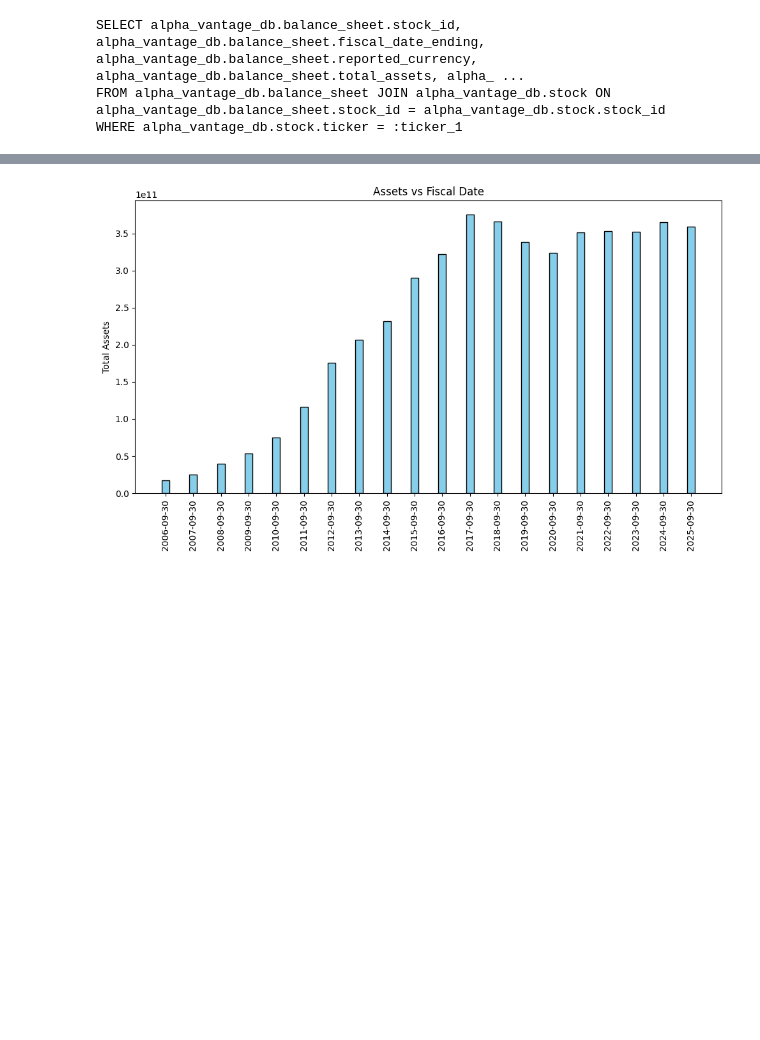
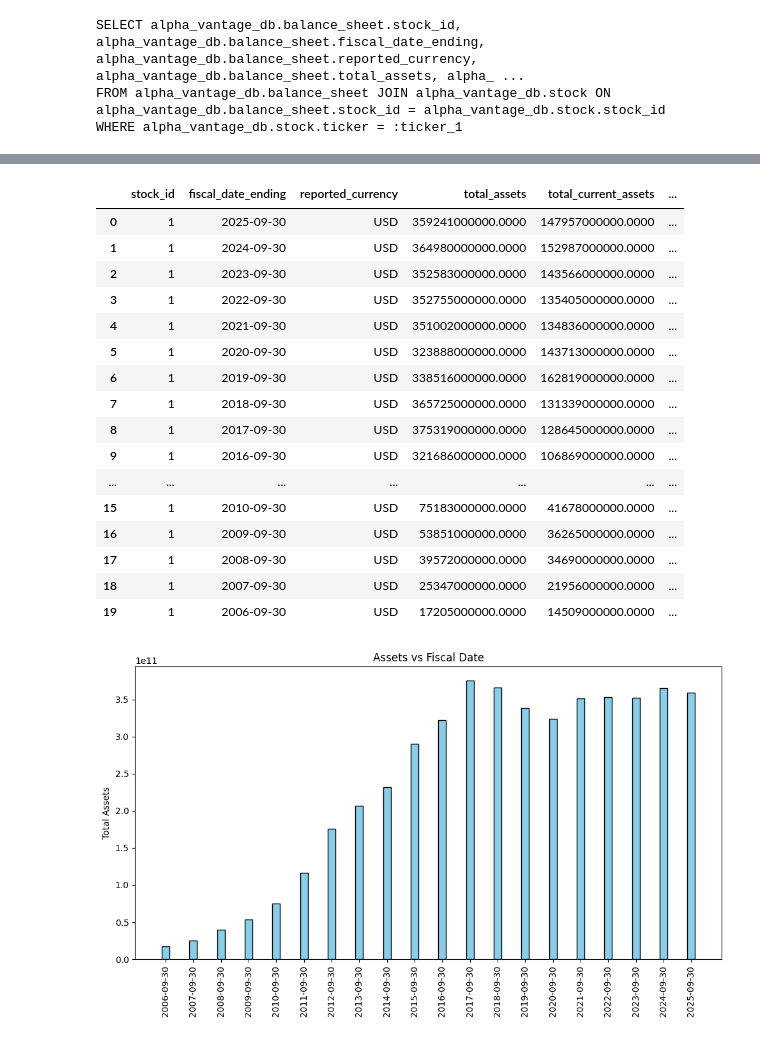
Before and after one commit to kumarbyes/project_stock_analysis, a Jupyter notebook: analaysis_using_pandas/exploratory_data_anaysis.ipynb, the cells around one changed output, grey strips where cells are left out. Cells and saved outputs as stored; diff of their text form; code cells hidden in the pictures; blank space fills up the shorter version.

```diff
--- a/analaysis_using_pandas/exploratory_data_anaysis.ipynb
+++ b/analaysis_using_pandas/exploratory_data_anaysis.ipynb
@@ -124,2 +116,4 @@ bal_df.head()
 # %%
 bal_df['fiscal_date_ending'] = bal_df['fiscal_date_ending'].astype("datetime64[ns]")
+# %%
+bal_df_annual = bal_df.query("report_type == 'ANNUAL'")
@@ -126,3 +129,29 @@ bal_df['fiscal_date_ending'] = bal_df['fiscal_date_ending'].astype("datetime64[n
+# %%
+bal_df_annual = (bal_df_annual
+                 .assign(current_ratio = lambda x: x["total_current_assets"]/x["total_current_liabilities"],
+                         liabilities_to_equity = lambda x: x["total_liabilities"]/x["total_shareholder_equity"],
+                         return_on_equity = lambda x: income_df_annual["net_income"]/x["total_shareholder_equity"] *100
+                         )
+                )
+bal_df_annual
+# %% [output]
+|  | stock_id | fiscal_date_ending | reported_currency | total_assets | total_current_assets | ... |
+| 0 | 1 | 2025-09-30 | USD | 359241000000.0000 | 147957000000.0000 | ... |
+| 1 | 1 | 2024-09-30 | USD | 364980000000.0000 | 152987000000.0000 | ... |
+| 2 | 1 | 2023-09-30 | USD | 352583000000.0000 | 143566000000.0000 | ... |
+| 3 | 1 | 2022-09-30 | USD | 352755000000.0000 | 135405000000.0000 | ... |
+| 4 | 1 | 2021-09-30 | USD | 351002000000.0000 | 134836000000.0000 | ... |
+| 5 | 1 | 2020-09-30 | USD | 323888000000.0000 | 143713000000.0000 | ... |
+| 6 | 1 | 2019-09-30 | USD | 338516000000.0000 | 162819000000.0000 | ... |
+| 7 | 1 | 2018-09-30 | USD | 365725000000.0000 | 131339000000.0000 | ... |
+| 8 | 1 | 2017-09-30 | USD | 375319000000.0000 | 128645000000.0000 | ... |
+| 9 | 1 | 2016-09-30 | USD | 321686000000.0000 | 106869000000.0000 | ... |
+| ... | ... | ... | ... | ... | ... | ... |
+| 15 | 1 | 2010-09-30 | USD | 75183000000.0000 | 41678000000.0000 | ... |
+| 16 | 1 | 2009-09-30 | USD | 53851000000.0000 | 36265000000.0000 | ... |
+| 17 | 1 | 2008-09-30 | USD | 39572000000.0000 | 34690000000.0000 | ... |
+| 18 | 1 | 2007-09-30 | USD | 25347000000.0000 | 21956000000.0000 | ... |
+| 19 | 1 | 2006-09-30 | USD | 17205000000.0000 | 14509000000.0000 | ... |
 # %%
 bal_df = bal_df.sort_values('fiscal_date_ending')
 
```
Also changed, not shown: parts of 20 cells of this notebook, 3 other files.
